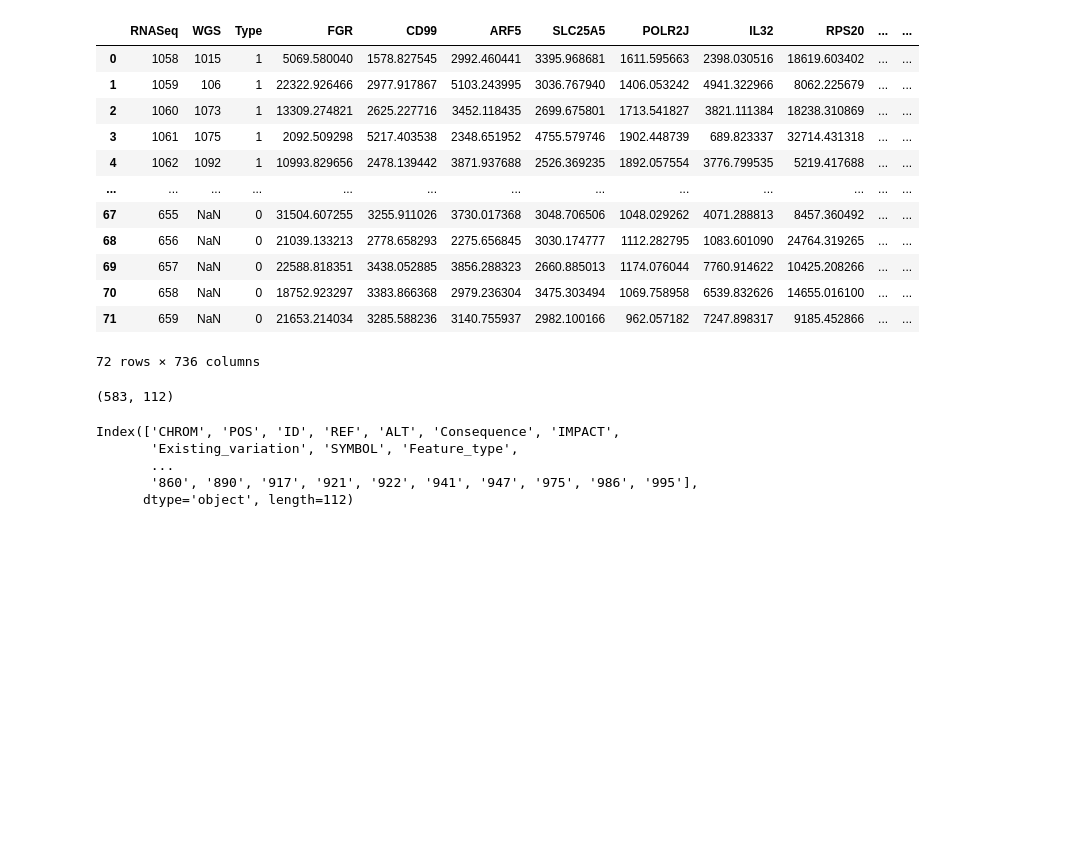
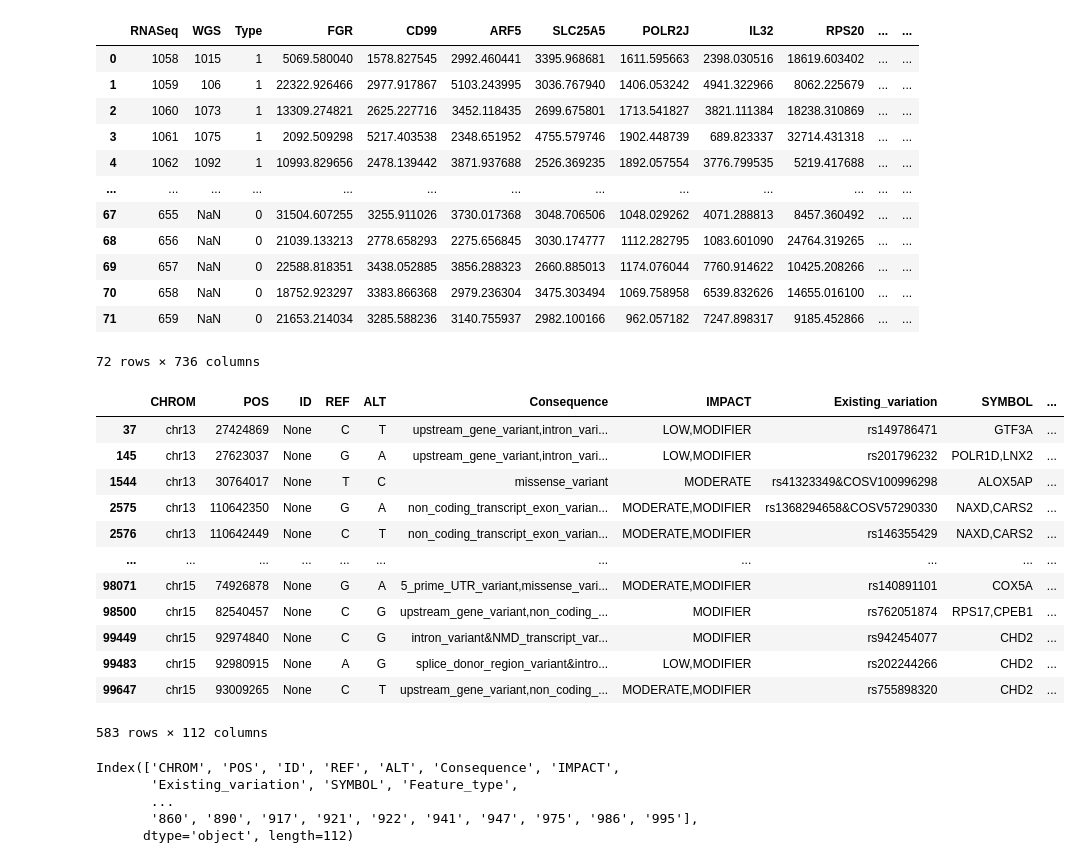
Before and after one commit to drzeeshanahmed/CVDs_RNA-seq_SNPs, a Jupyter notebook: NB_SNPs.ipynb, the cells around one changed output. Saved outputs shown, nothing was run; the diff lists cells and outputs as text; code cells hidden in the pictures; blank space fills up the shorter version.

```diff
--- a/NB_SNPs.ipynb
+++ b/NB_SNPs.ipynb
@@ -159,14 +159,27 @@ vcf_df = vcf.copy()
 # %%
 vcf_df['CADD_PHRED'] = pd.to_numeric(vcf_df['CADD_PHRED'], errors='coerce')
 vcf_df = vcf_df[vcf_df['CADD_PHRED'] >= 10]
 vcf_df['gnomADe_AF'] = pd.to_numeric(vcf_df['gnomADe_AF'], errors='coerce')
 vcf_df = vcf_df[vcf_df['gnomADe_AF'] <= 0.001]
 vcf_df = vcf_df[vcf_df['QUAL'] >= 50]
 vcf_df = vcf_df.drop('QUAL', axis = 1)
 vcf_df = vcf_df.drop('FILTER', axis = 1)
 vcf_df.shape
+vcf_df
 # %% [output]
+|  | CHROM | POS | ID | REF | ALT | Consequence | IMPACT | Existing_variation | SYMBOL | ... |
+| 37 | chr13 | 27424869 | None | C | T | upstream_gene_variant,intron_vari... | LOW,MODIFIER | rs149786471 | GTF3A | ... |
+| 145 | chr13 | 27623037 | None | G | A | upstream_gene_variant,intron_vari... | LOW,MODIFIER | rs201796232 | POLR1D,LNX2 | ... |
+| 1544 | chr13 | 30764017 | None | T | C | missense_variant | MODERATE | rs41323349&COSV100996298 | ALOX5AP | ... |
+| 2575 | chr13 | 110642350 | None | G | A | non_coding_transcript_exon_varian... | MODERATE,MODIFIER | rs1368294658&COSV57290330 | NAXD,CARS2 | ... |
+| 2576 | chr13 | 110642449 | None | C | T | non_coding_transcript_exon_varian... | MODERATE,MODIFIER | rs146355429 | NAXD,CARS2 | ... |
+| ... | ... | ... | ... | ... | ... | ... | ... | ... | ... | ... |
+| 98071 | chr15 | 74926878 | None | G | A | 5_prime_UTR_variant,missense_vari... | MODERATE,MODIFIER | rs140891101 | COX5A | ... |
+| 98500 | chr15 | 82540457 | None | C | G | upstream_gene_variant,non_coding_... | MODIFIER | rs762051874 | RPS17,CPEB1 | ... |
+| 99449 | chr15 | 92974840 | None | C | G | intron_variant&NMD_transcript_var... | MODIFIER | rs942454077 | CHD2 | ... |
+| 99483 | chr15 | 92980915 | None | A | G | splice_donor_region_variant&intro... | LOW,MODIFIER | rs202244266 | CHD2 | ... |
+| 99647 | chr15 | 93009265 | None | C | T | upstream_gene_variant,non_coding_... | MODERATE,MODIFIER | rs755898320 | CHD2 | ... |
-(583, 112)
+583 rows × 112 columns
 # %%
 import re
 
```
Also changed, not shown: parts of 10 cells of this notebook, 2 other files.
